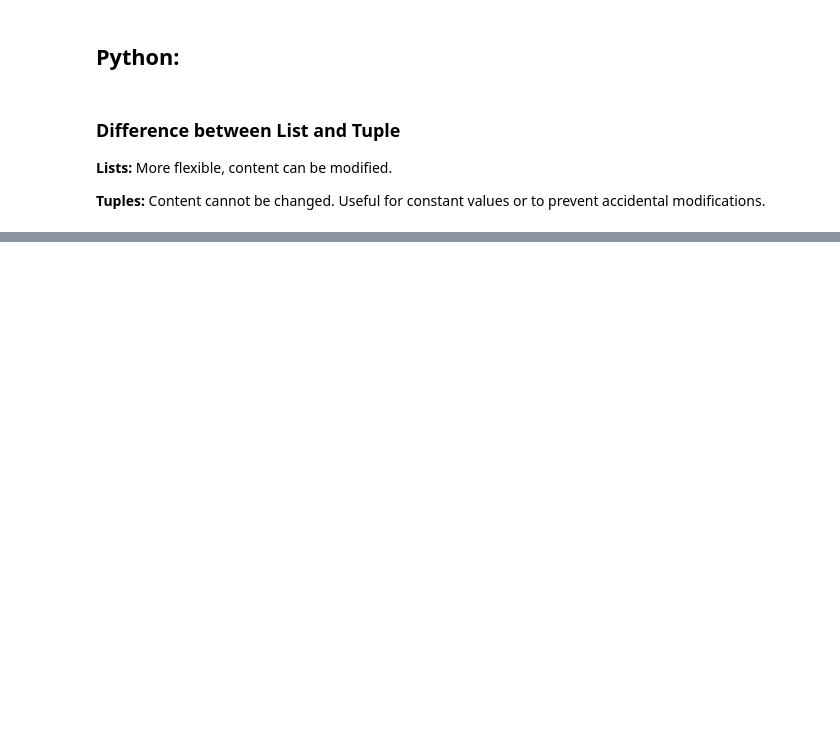
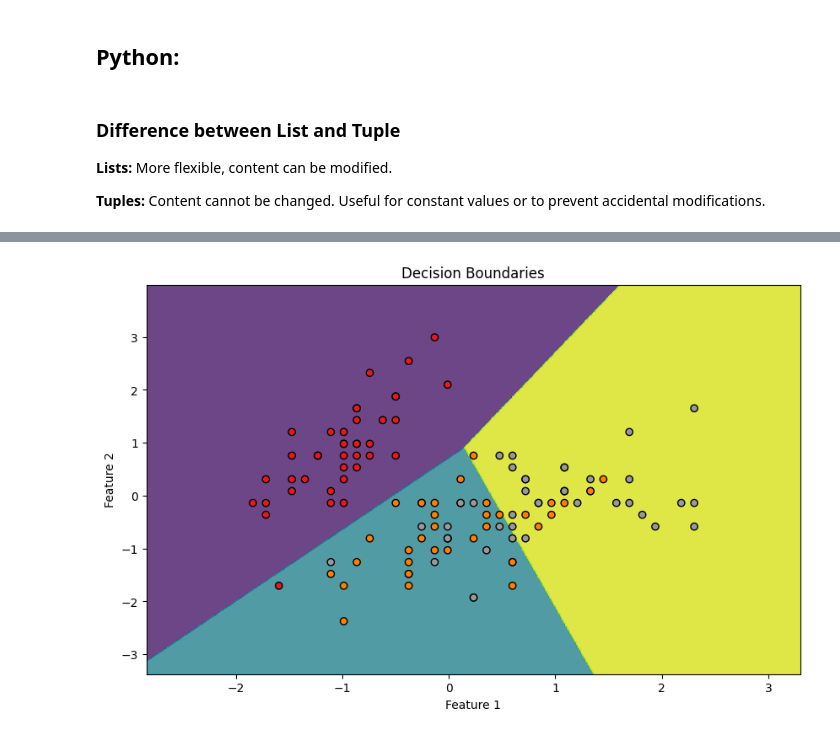
Before and after one commit to DeniGarnica/Computer-Vision, a Jupyter notebook: Neural Networks/0. Basics.ipynb, the cells around one changed output, grey strips where cells are left out. Cells and saved outputs as stored; diff of their text form; code cells hidden in the pictures; blank space fills up the shorter version.

```diff
--- a/Neural Networks/0. Basics.ipynb
+++ b/Neural Networks/0. Basics.ipynb
@@ -92,0 +152,33 @@ tuple = (1, 2, 3)
+# %%
+import numpy as np
+# Visualizar las fronteras de decisión (solo para dos características)
+plt.figure(figsize=(10, 6))
+
+# Solo tomaremos las dos primeras características para visualización
+X_train_2d = X_train[:, :2]
+X_test_2d = X_test[:, :2]
+
+# Entrena el modelo solo en dos características
+model_2d = LogisticRegression(max_iter=200)
+model_2d.fit(X_train_2d, y_train)
+
+# Define los límites del gráfico
+x_min, x_max = X_train_2d[:, 0].min() - 1, X_train_2d[:, 0].max() + 1
+y_min, y_max = X_train_2d[:, 1].min() - 1, X_train_2d[:, 1].max() + 1
+
+# Genera puntos para la cuadrícula
+xx, yy = np.meshgrid(np.arange(x_min, x_max, 0.01), np.arange(y_min, y_max, 0.01))
+
+# Predice la clase para cada punto en la cuadrícula
+Z = model_2d.predict(np.c_[xx.ravel(), yy.ravel()])
+Z = Z.reshape(xx.shape)
+
+# Grafica los resultados
+plt.contourf(xx, yy, Z, alpha=0.8)
+plt.scatter(X_train_2d[:, 0], X_train_2d[:, 1], c=y_train, cmap=plt.cm.Set1, edgecolor='k')
+plt.xlabel('Feature 1')
+plt.ylabel('Feature 2')
+plt.title('Decision Boundaries')
+plt.show()
+# %% [output]
+[figure, added]
```
Also changed, not shown: parts of 2 cells of this notebook.
